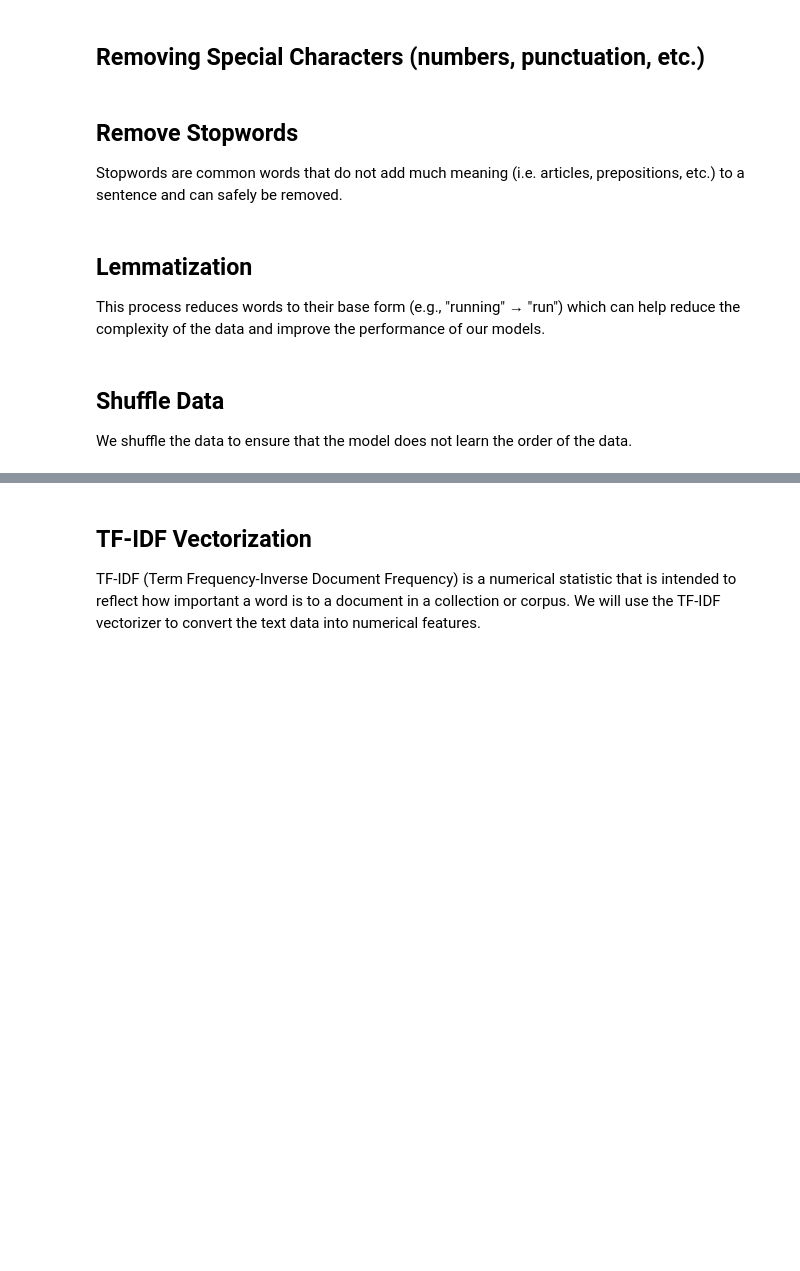
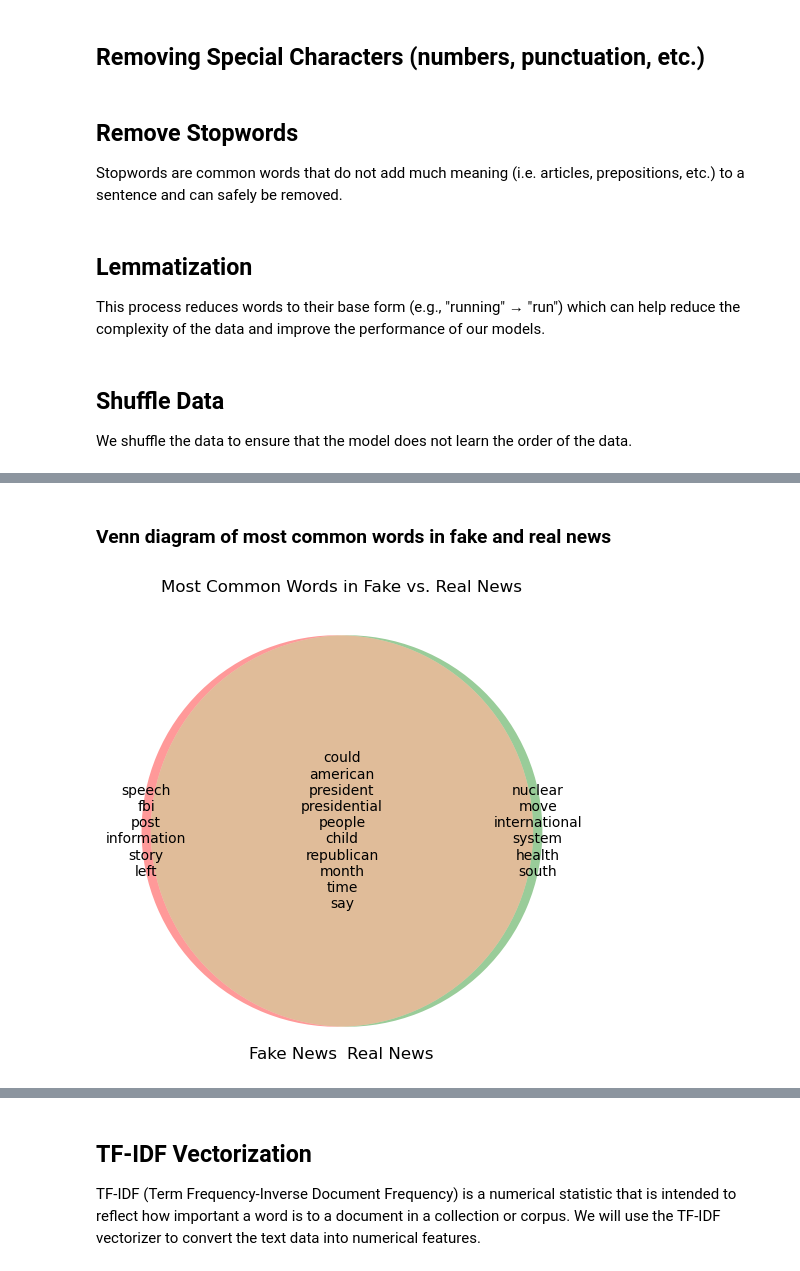
Before and after one commit to oblomovite/fake_news_classifier, a Jupyter notebook: index.ipynb, the cells around one changed output, grey strips where cells are left out. Drawn from its saved outputs; the diff is of its cells as text; code cells hidden in the pictures; blank space fills up the shorter version.

```diff
--- a/index.ipynb
+++ b/index.ipynb
@@ -306,0 +458,67 @@ df_final = df.sample(frac=1, random_state=42).reset_index(drop=True)
+# %% [markdown]
+### Venn diagram of most common words in fake and real news
+# %%
+# function to get the most common words
+def get_most_common_words(texts, top_n=100, exclude_words=None):
+    """
+    Get the most common words from a list of texts.
+
+    Parameters:
+    - texts: Series or list of text data.
+    - top_n: Number of most common words to return.
+    - exclude_words: Set of words to exclude from the results.
+
+    Returns:
+    - A set of the most common words.
+    """
+    words = " ".join(texts).lower().split()
+    words = [word.strip(string.punctuation) for word in words]  # Remove punctuation
+    word_counts = Counter(words)
+
+    if exclude_words:
+        word_counts = {word: count for word, count in word_counts.items() if word not in exclude_words}
+
+    return set(word for word, _ in Counter(word_counts).most_common(top_n))
+
+# function to plot a wenn diagram of the most common words in fake and real news
+def plot_venn_diagram(df, label_col="label", text_col="text", common_filter_size=5, top_n=50, save_path=None):
+    """
+    Creates a Venn diagram comparing the most common words in fake vs. real news.
+
+    Parameters:
+    - df: DataFrame containing the data.
+    - label_col: Column name for labels (0 for Real, 1 for Fake).
+    - text_col: Column name containing text data.
+    - common_filter_size: Number of most common words to exclude globally.
+    - top_n: Number of most frequent words to consider in each category.
+    - save_path: If provided, saves the plot to this file.
+
+    Displays:
+    - A Venn diagram showing the most frequent words in Fake vs. Real news.
+    """
+    overall_counts = Counter(" ".join(df[text_col]).lower().split())
+    most_frequent_words = {word for word, _ in overall_counts.most_common(common_filter_size)}
+
+    fake_words = get_most_common_words(df[df[label_col] == 1][text_col], top_n, most_frequent_words)
+    real_words = get_most_common_words(df[df[label_col] == 0][text_col], top_n, most_frequent_words)
+
+    # find common and unique words
+    common_words = fake_words.intersection(real_words)
+    unique_fake_words = fake_words - common_words
+    unique_real_words = real_words - common_words
+
+    # plot Venn diagram
+    plt.figure(figsize=(8, 6))
+    venn = venn2([fake_words, real_words], ("Fake News", "Real News"))
+
+    # customize labels: Show top words in each section
+    venn.get_label_by_id("10").set_text("\n".join(list(unique_fake_words)[:10]))
+    venn.get_label_by_id("01").set_text("\n".join(list(unique_real_words)[:10]))
+    venn.get_label_by_id("11").set_text("\n".join(list(common_words)[:10]))
+
+    plt.title("Most Common Words in Fake vs. Real News")
+    plt.show()
+
+plot_venn_diagram(df, top_n=200, save_path="./images/venn_raw.png")
+# %% [output]
+[figure, added]
```
Also changed, not shown: parts of 32 cells of this notebook.
